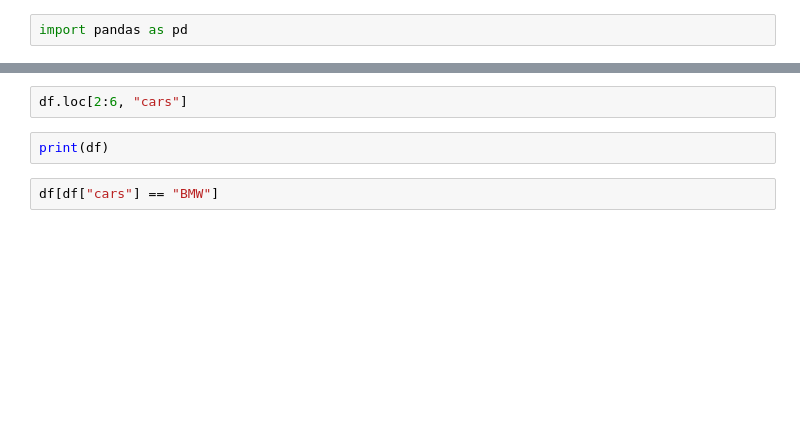
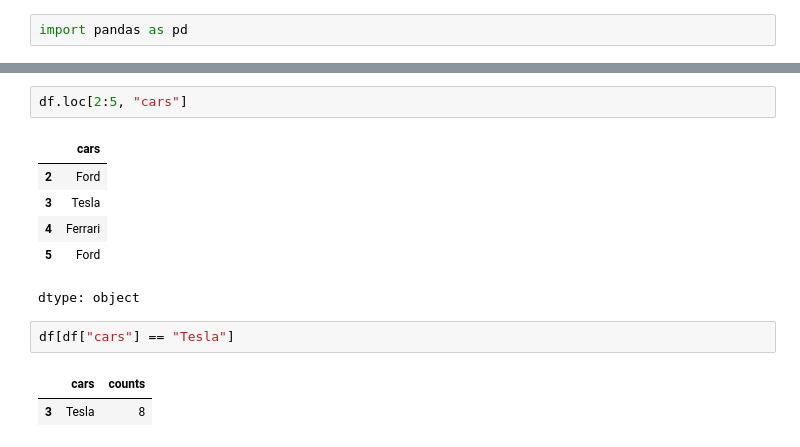
Before and after one commit to sanchezSanjar/ai-foundation, a Jupyter notebook: pandas.ipynb, the cells around one changed output, grey strips where cells are left out. Cells and saved outputs as stored; diff of their text form; blank space fills up the shorter version.

```diff
--- a/pandas.ipynb
+++ b/pandas.ipynb
@@ -36,9 +101,17 @@ df.iloc[2:]
 # %%
-df.loc[2:6, "cars"]
+df.loc[2:5, "cars"]
+# %% [output]
+|  | cars |
+| 2 | Ford |
+| 3 | Tesla |
+| 4 | Ferrari |
+| 5 | Ford |
+dtype: object
-# %%
-print(df)
 # %%
-df[df["cars"] == "BMW"]
+df[df["cars"] == "Tesla"]
+# %% [output]
+|  | cars | counts |
+| 3 | Tesla | 8 |
 # %%
 #df.mean(numeric_only=True)
 df["counts"].mean()
```
Also changed, not shown: parts of 32 cells of this notebook.
